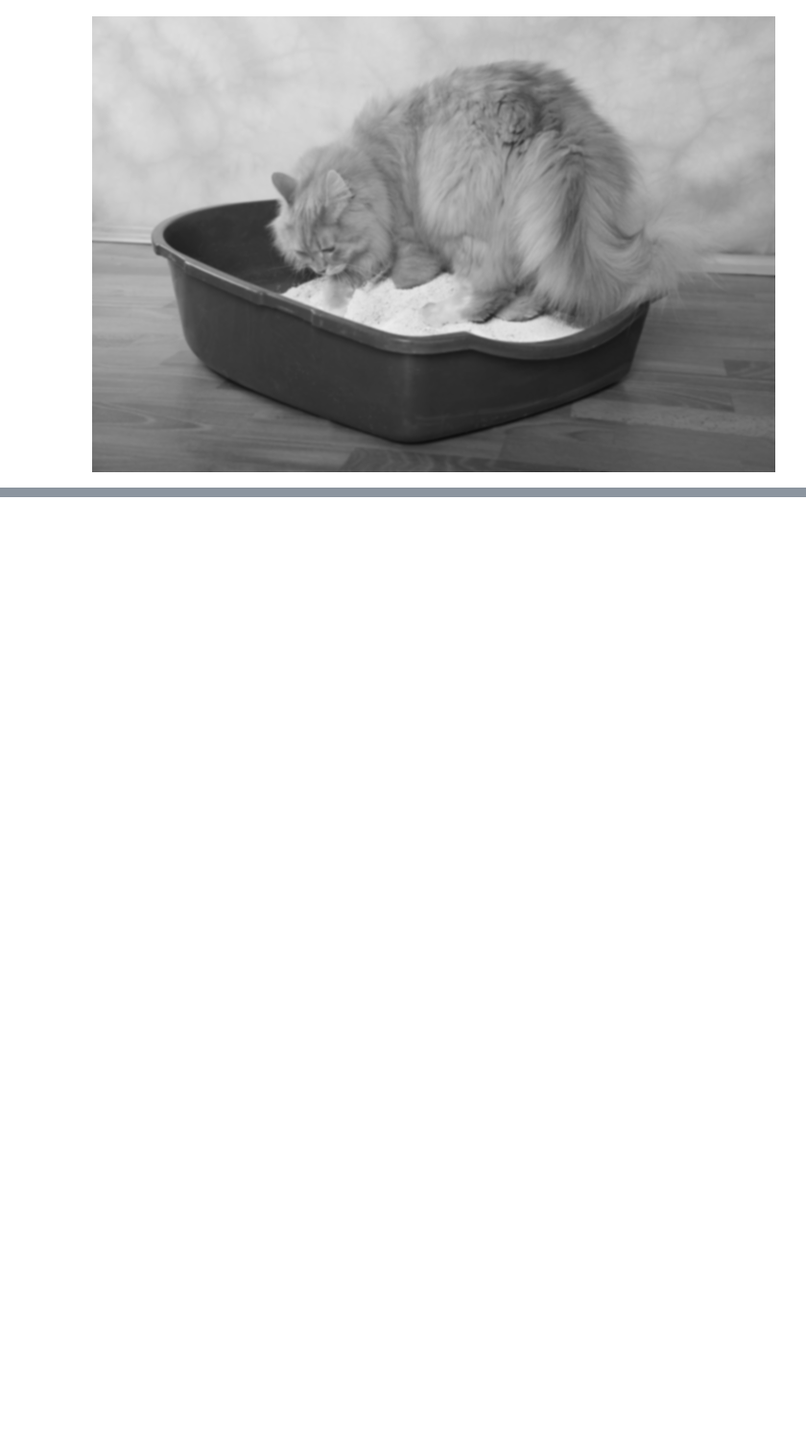
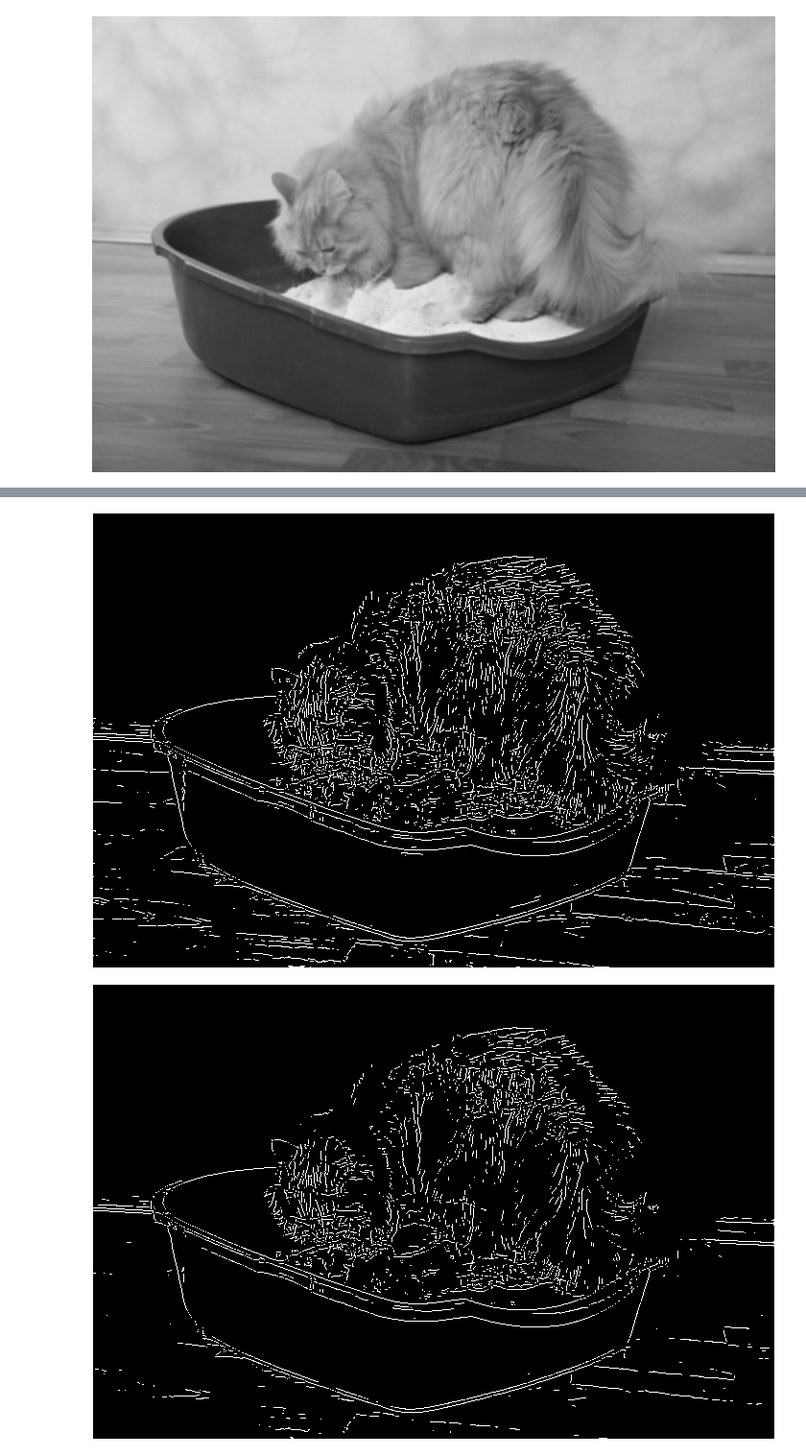
Before and after one commit to GiovaniValdrighi/Edge_Decetion_CG, a Jupyter notebook: Edge_Detection.ipynb, the cells around one changed output, grey strips where cells are left out. Shown at 96% size. Saved outputs shown, nothing was run; the diff lists cells and outputs as text; code cells hidden in the pictures; blank space fills up the shorter version.

```diff
--- a/Edge_Detection.ipynb
+++ b/Edge_Detection.ipynb
@@ -83,0 +166,24 @@ display(efeito_gaussiano)
+# %%
+def double_treshold(data, t1, t2):
+    classif = data[:,:,1]
+    ans = np.copy(data)
+    for i in range(data.shape[0]):
+        for j in range(data.shape[1]):
+            if data[(i,j)][0] < t1:
+                ans[(i,j)][0] = ans[(i,j)][1] = ans[(i,j)][2] = 0
+                classif[(i,j)] = 0
+            elif t1 < data[(i,j)][0] < t2:
+                ans[(i,j)][0] = ans[(i,j)][1] = ans[(i,j)][2] = 255
+                classif[(i,j)] = 1
+            else:
+                ans[(i,j)][0] = ans[(i,j)][1] = ans[(i,j)][2] = 255
+                classif[(i,j)] = 2
+    return ans, classif
+# %%
+for k in range(30, 80, 10):
+    data4, clf = double_treshold(data3, k, 150)
+    finished = Image.fromarray(data4.astype(np.uint8))
+    display(finished)
+# %% [output]
+[figure, added]
+[figure, added]
```
Also changed, not shown: parts of 12 cells of this notebook, 1 other file.
